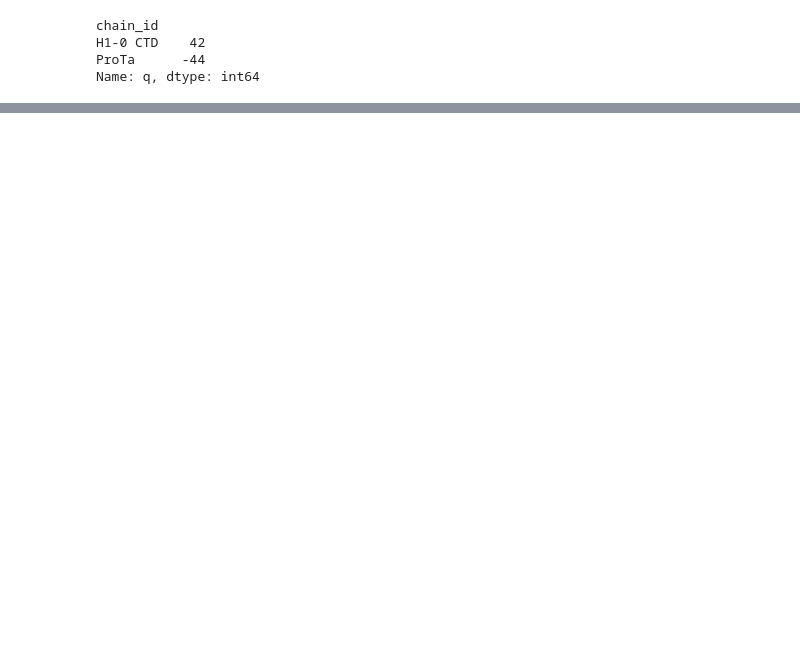
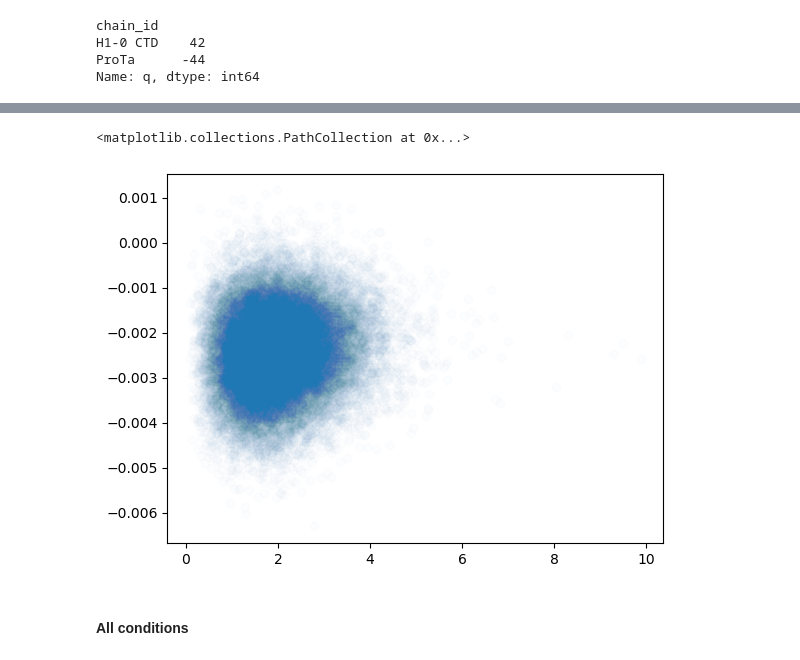
Before and after one commit to frederikespersen/OrthoIDP, a Jupyter notebook: exp/prota_h1-0/prota_h1-0.ipynb, the cells around one changed output, grey strips where cells are left out. Cells and saved outputs as stored; diff of their text form; code cells hidden in the pictures; blank space fills up the shorter version.

```diff
--- a/exp/prota_h1-0/prota_h1-0.ipynb
+++ b/exp/prota_h1-0/prota_h1-0.ipynb
@@ -272,3 +275,11 @@ Text(0, 0.5, 'Count')
+# %%
+# Plotting CoM distance vs interaction energy
+plt.scatter(com_diff, sum(energies.values()).mean(axis=(1,2)), alpha=0.01)
+# %% [output]
+<matplotlib.collections.PathCollection at 0x...>
+[figure, added]
 # %%
 # Saving topology of furthest-distance frame
 traj[com_diff == com_diff.max()].save('distant.pdb')
+# %% [markdown]
+#### All conditions
```
Also changed, not shown: parts of 22 cells of this notebook.
